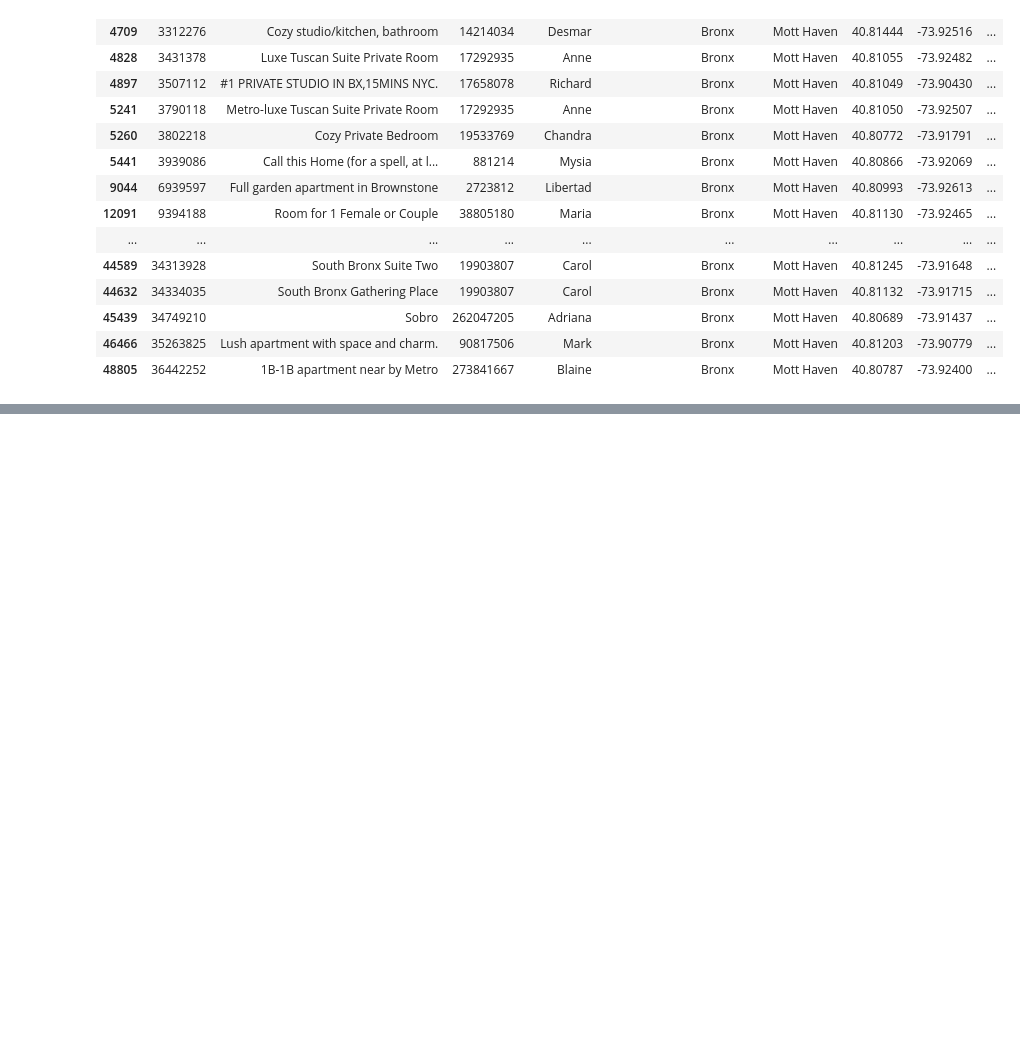
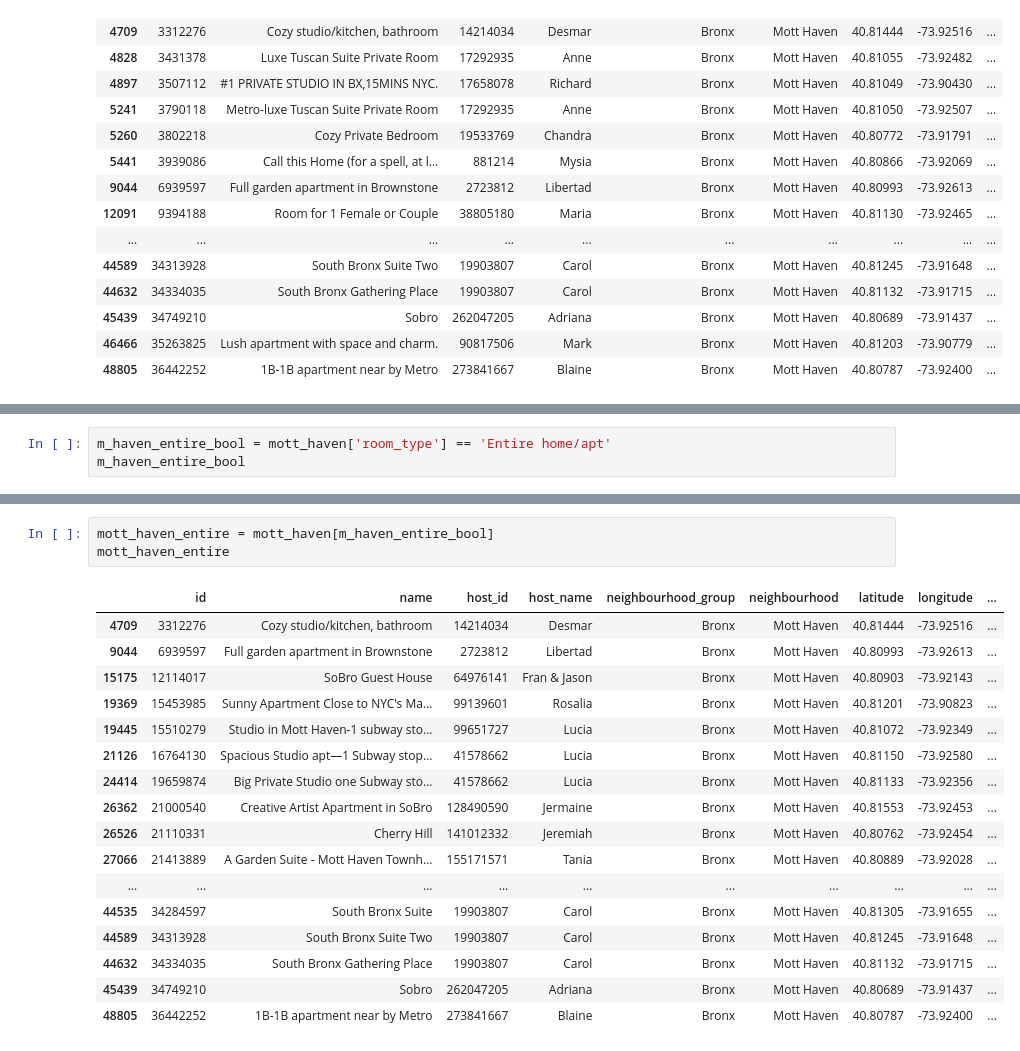
Before and after one commit to klp/cuny_gc_python_class_sp2022, a Jupyter notebook: home_work/2022-04-30/pandas_assignment.ipynb, the cells around one changed output, grey strips where cells are left out. Drawn from its saved outputs; the diff is of its cells as text; blank space fills up the shorter version.

Commit message:
filter neighborhood listing by entire home/apt

```diff
--- a/home_work/2022-04-30/pandas_assignment.ipynb
+++ b/home_work/2022-04-30/pandas_assignment.ipynb
@@ -117,0 +191,3 @@ mott_haven
+# %%
+m_haven_entire_bool = mott_haven['room_type'] == 'Entire home/apt'
+m_haven_entire_bool
@@ -117,0 +212,21 @@ mott_haven
+# %%
+mott_haven_entire = mott_haven[m_haven_entire_bool]
+mott_haven_entire
+# %% [output]
+|  | id | name | host_id | host_name | neighbourhood_group | neighbourhood | latitude | longitude | ... |
+| 4709 | 3312276 | Cozy studio/kitchen, bathroom | 14214034 | Desmar | Bronx | Mott Haven | 40.81444 | -73.92516 | ... |
+| 9044 | 6939597 | Full garden apartment in Brownstone | 2723812 | Libertad | Bronx | Mott Haven | 40.80993 | -73.92613 | ... |
+| 15175 | 12114017 | SoBro Guest House | 64976141 | Fran & Jason | Bronx | Mott Haven | 40.80903 | -73.92143 | ... |
+| 19369 | 15453985 | Sunny Apartment Close to NYC's Ma... | 99139601 | Rosalia | Bronx | Mott Haven | 40.81201 | -73.90823 | ... |
+| 19445 | 15510279 | Studio in Mott Haven-1 subway sto... | 99651727 | Lucia | Bronx | Mott Haven | 40.81072 | -73.92349 | ... |
+| 21126 | 16764130 | Spacious Studio apt—1 Subway stop... | 41578662 | Lucia | Bronx | Mott Haven | 40.81150 | -73.92580 | ... |
+| 24414 | 19659874 | Big Private Studio one Subway sto... | 41578662 | Lucia | Bronx | Mott Haven | 40.81133 | -73.92356 | ... |
+| 26362 | 21000540 | Creative Artist Apartment in SoBro | 128490590 | Jermaine | Bronx | Mott Haven | 40.81553 | -73.92453 | ... |
+| 26526 | 21110331 | Cherry Hill | 141012332 | Jeremiah | Bronx | Mott Haven | 40.80762 | -73.92454 | ... |
+| 27066 | 21413889 | A Garden Suite - Mott Haven Townh... | 155171571 | Tania | Bronx | Mott Haven | 40.80889 | -73.92028 | ... |
+| ... | ... | ... | ... | ... | ... | ... | ... | ... | ... |
+| 44535 | 34284597 | South Bronx Suite | 19903807 | Carol | Bronx | Mott Haven | 40.81305 | -73.91655 | ... |
+| 44589 | 34313928 | South Bronx Suite Two | 19903807 | Carol | Bronx | Mott Haven | 40.81245 | -73.91648 | ... |
+| 44632 | 34334035 | South Bronx Gathering Place | 19903807 | Carol | Bronx | Mott Haven | 40.81132 | -73.91715 | ... |
+| 45439 | 34749210 | Sobro | 262047205 | Adriana | Bronx | Mott Haven | 40.80689 | -73.91437 | ... |
+| 48805 | 36442252 | 1B-1B apartment near by Metro | 273841667 | Blaine | Bronx | Mott Haven | 40.80787 | -73.92400 | ... |
```
Also changed, not shown: parts of 7 cells of this notebook.
